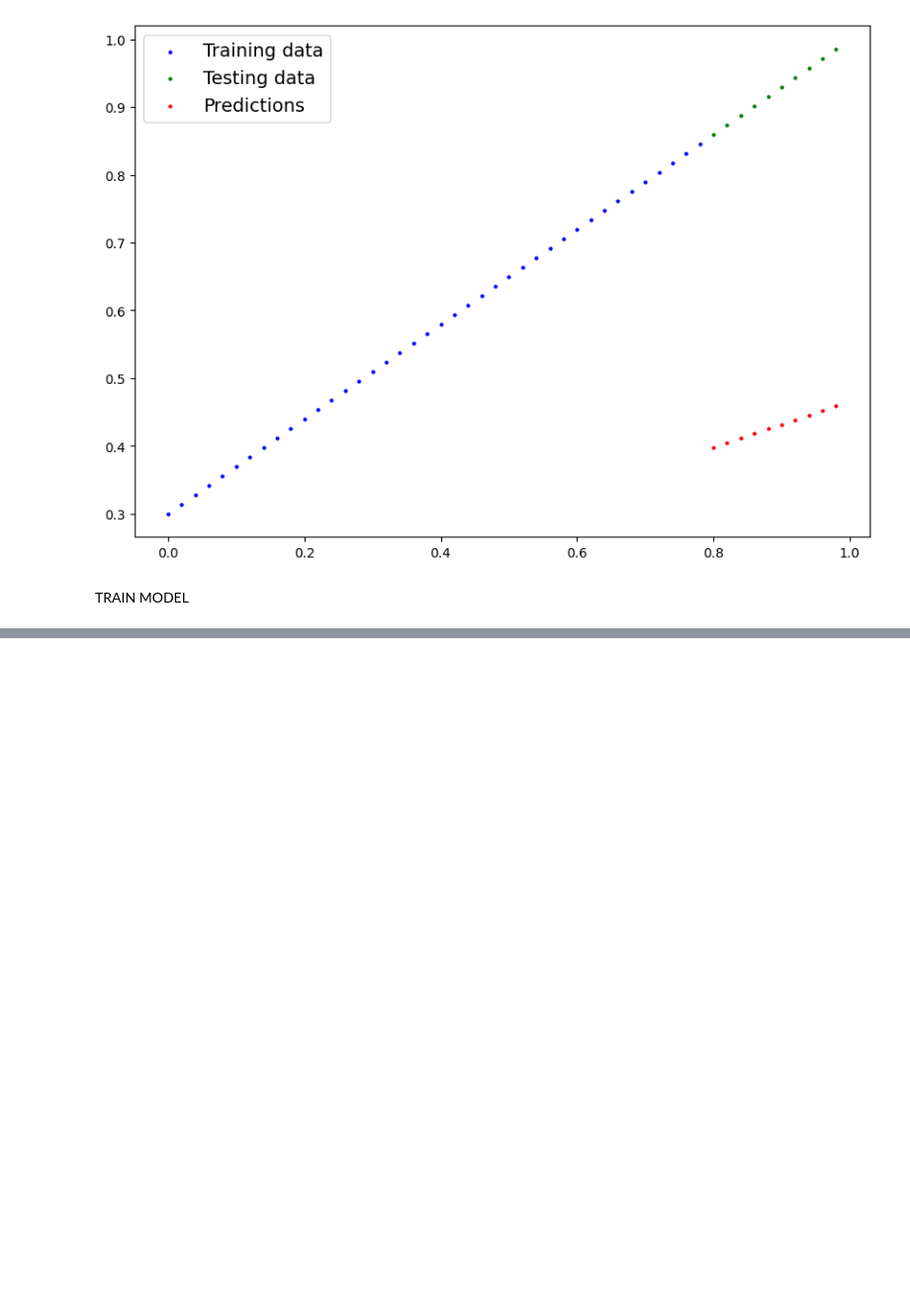
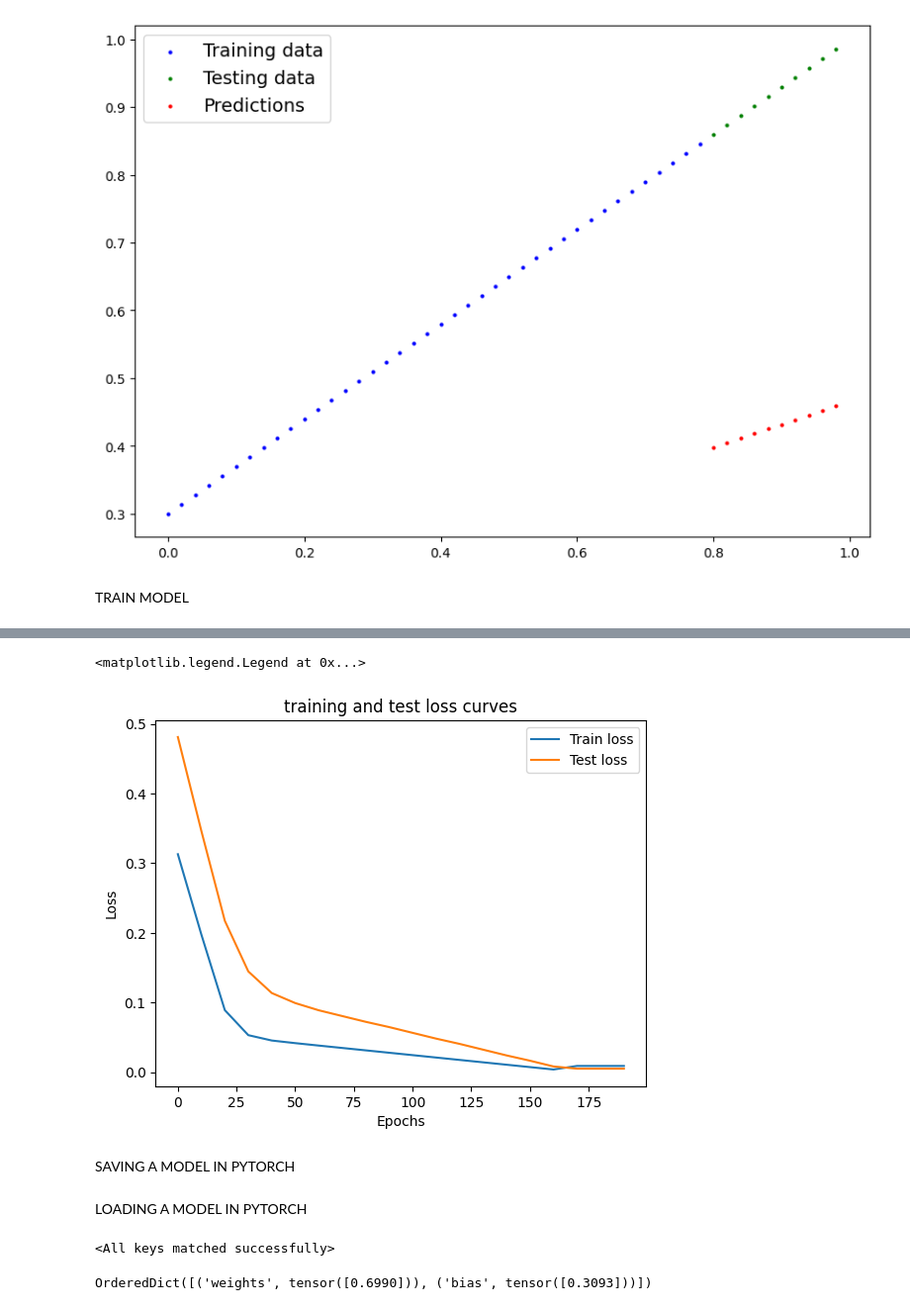
Before and after one commit to Bennnnur-dev/pytorch, a Jupyter notebook: 01_pytorch_workflow.ipynb, the cells around one changed output, grey strips where cells are left out. Shown: that part at 99% size. Saved outputs shown, nothing was run; the diff lists cells and outputs as text; code cells hidden in the pictures; blank space fills up the shorter version.

```diff
--- a/01_pytorch_workflow.ipynb
+++ b/01_pytorch_workflow.ipynb
@@ -143,0 +224,14 @@ optimizer = torch.optim.SGD(params=model_0.parameters(), lr=0.01)
+# %%
+# Plot the loss curve
+
+plt.plot(epoch_count, train_loss_values, label="Train loss")
+plt.plot(epoch_count, test_loss_values, label="Test loss")
+plt.title("training and test loss curves")
+plt.ylabel("Loss")
+plt.xlabel("Epochs")
+plt.legend()
+# %% [output]
+<matplotlib.legend.Legend at 0x...>
+[figure, added]
+# %% [markdown]
+SAVING A MODEL IN PYTORCH
@@ -143,0 +254,14 @@ optimizer = torch.optim.SGD(params=model_0.parameters(), lr=0.01)
+# %% [markdown]
+LOADING A MODEL IN PYTORCH
+# %%
+loaded_model_0 = LinearRegressionModel()
+
+# Load the saved state_dict of model_0
+
+loaded_model_0.load_state_dict(torch.load(f=MODEL_SAVE_PATH))
+# %% [output]
+<All keys matched successfully>
+# %%
+loaded_model_0.state_dict()
+# %% [output]
+OrderedDict([('weights', tensor([0.6990])), ('bias', tensor([0.3093]))])
```
Also changed, not shown: parts of 7 cells of this notebook.
